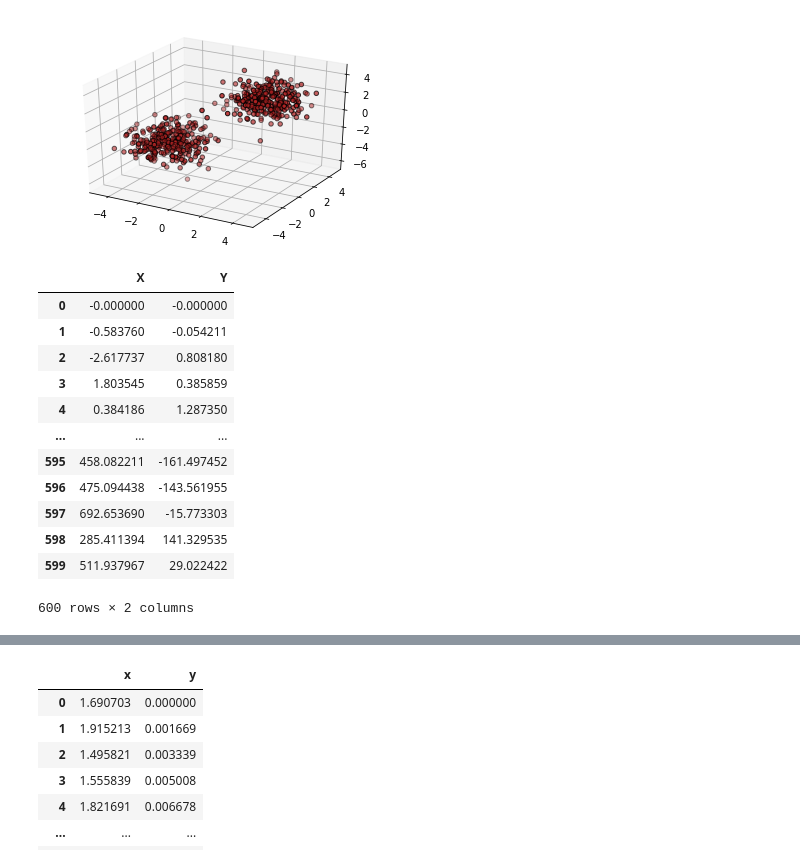
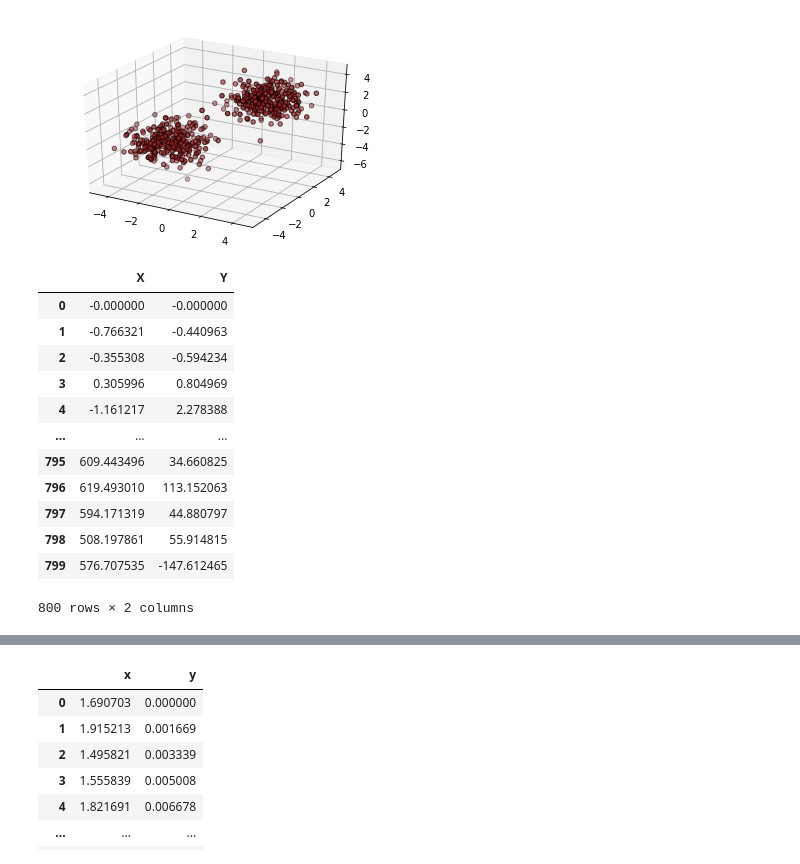
Before and after one commit to Radhe-0/Practicas, a Jupyter notebook: Practicas_Numpy.ipynb, the cells around one changed output, grey strips where cells are left out. Saved outputs shown, nothing was run; the diff lists cells and outputs as text; code cells hidden in the pictures.

```diff
--- a/Practicas_Numpy.ipynb
+++ b/Practicas_Numpy.ipynb
@@ -311,42 +311,42 @@ def DatosSVM2(num=10):
     Xmod2 = X * np.random.randn(num) + 500
     Ymod2 = Y * np.random.randn(num) + 500
 
     Xmod3 = X * np.random.randn(num)
     Ymod3 = Y * np.random.randn(num) + 500
 
     Xmod4 = X * np.random.randn(num) + 500
     Ymod4 = Y * np.random.randn(num)
 
     lista = []
 
     for i in zip(Xmod, Ymod):
         lista.append(i)
 
     for i in zip(Xmod2, Ymod2):
         lista.append(i)
 
     for i in zip(Xmod3, Ymod3):
         lista.append(i)
 
     for i in zip(Xmod4, Ymod4):
         lista.append(i)
 
     return lista
 
-datos = DatosSVM2(150)
+datos = DatosSVM2(200)
 df = pd.DataFrame(datos, columns=['X','Y'])
 df
 # %% [output]
 |  | X | Y |
 | 0 | -0.000000 | -0.000000 |
-| 1 | -0.583760 | -0.054211 |
-| 2 | -2.617737 | 0.808180 |
-| 3 | 1.803545 | 0.385859 |
-| 4 | 0.384186 | 1.287350 |
+| 1 | -0.766321 | -0.440963 |
+| 2 | -0.355308 | -0.594234 |
+| 3 | 0.305996 | 0.804969 |
+| 4 | -1.161217 | 2.278388 |
 | ... | ... | ... |
-| 595 | 458.082211 | -161.497452 |
-| 596 | 475.094438 | -143.561955 |
-| 597 | 692.653690 | -15.773303 |
-| 598 | 285.411394 | 141.329535 |
-| 599 | 511.937967 | 29.022422 |
+| 795 | 609.443496 | 34.660825 |
+| 796 | 619.493010 | 113.152063 |
+| 797 | 594.171319 | 44.880797 |
+| 798 | 508.197861 | 55.914815 |
+| 799 | 576.707535 | -147.612465 |
-600 rows × 2 columns
+800 rows × 2 columns
```
Also changed, not shown: parts of 1 cell of this notebook.
